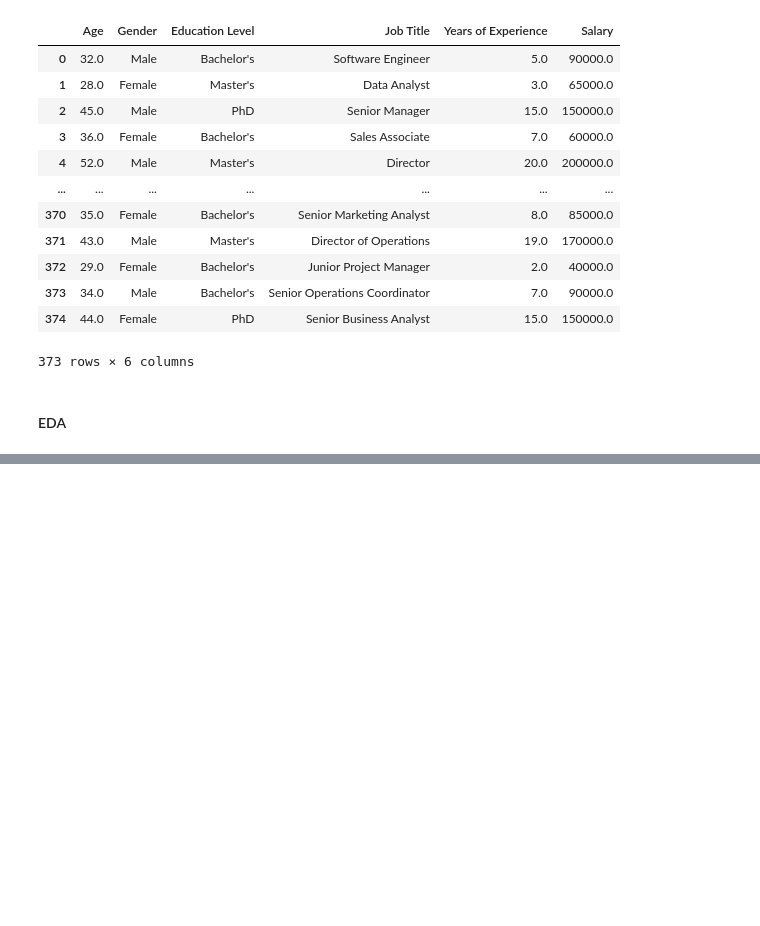
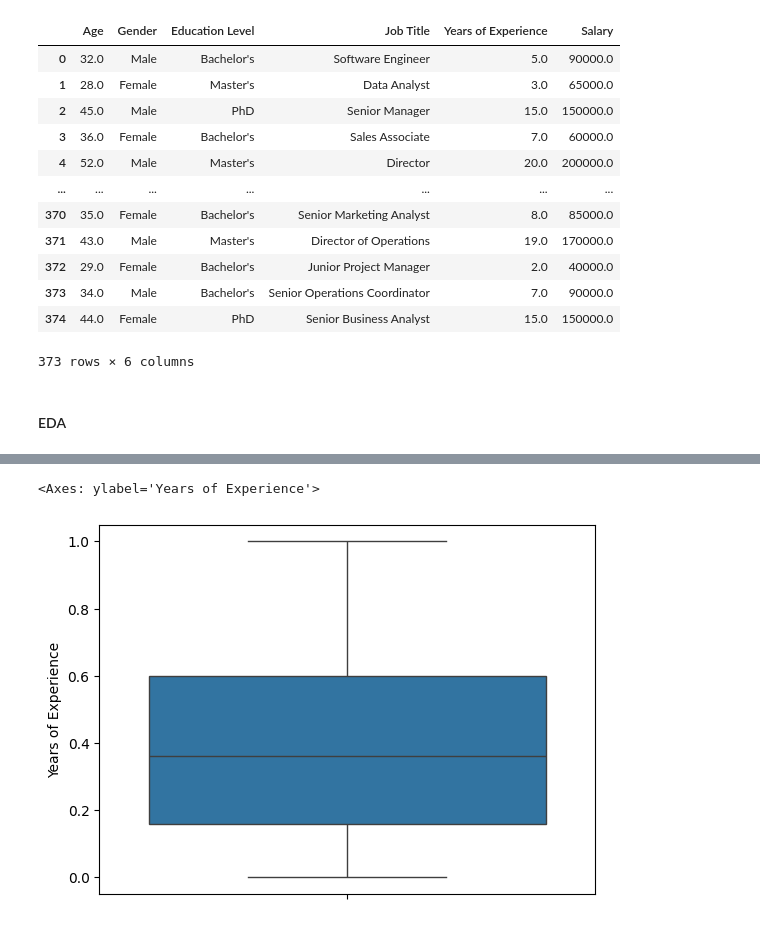
Before and after one commit to dami4290/Portfolio, a Jupyter notebook: Salary Prediction/salarypred.ipynb, the cells around one changed output, grey strips where cells are left out. Cells and saved outputs as stored; diff of their text form; code cells hidden in the pictures; blank space fills up the shorter version.

```diff
--- a/Salary Prediction/salarypred.ipynb
+++ b/Salary Prediction/salarypred.ipynb
@@ -55,0 +120,5 @@ ValueError: could not convert string to float: 'Male'
+# %%
+sns.boxplot(df["Years of Experience"])
+# %% [output]
+<Axes: ylabel='Years of Experience'>
+[figure, added]
```
Also changed, not shown: parts of 14 cells of this notebook.
